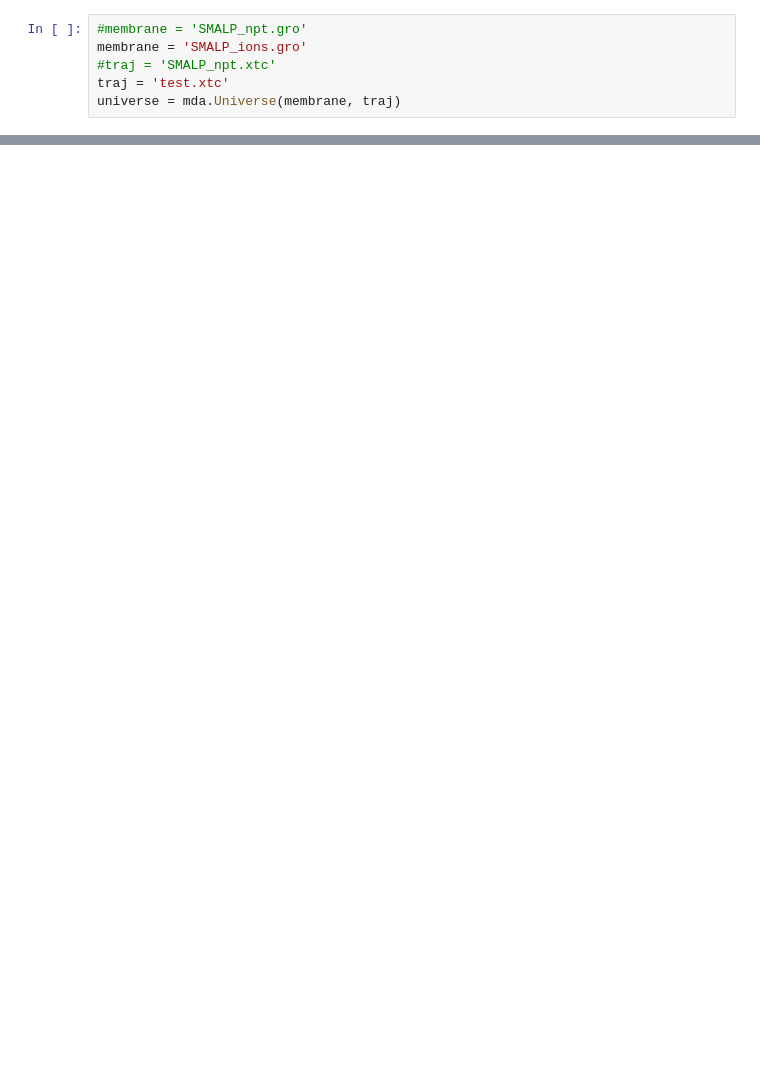
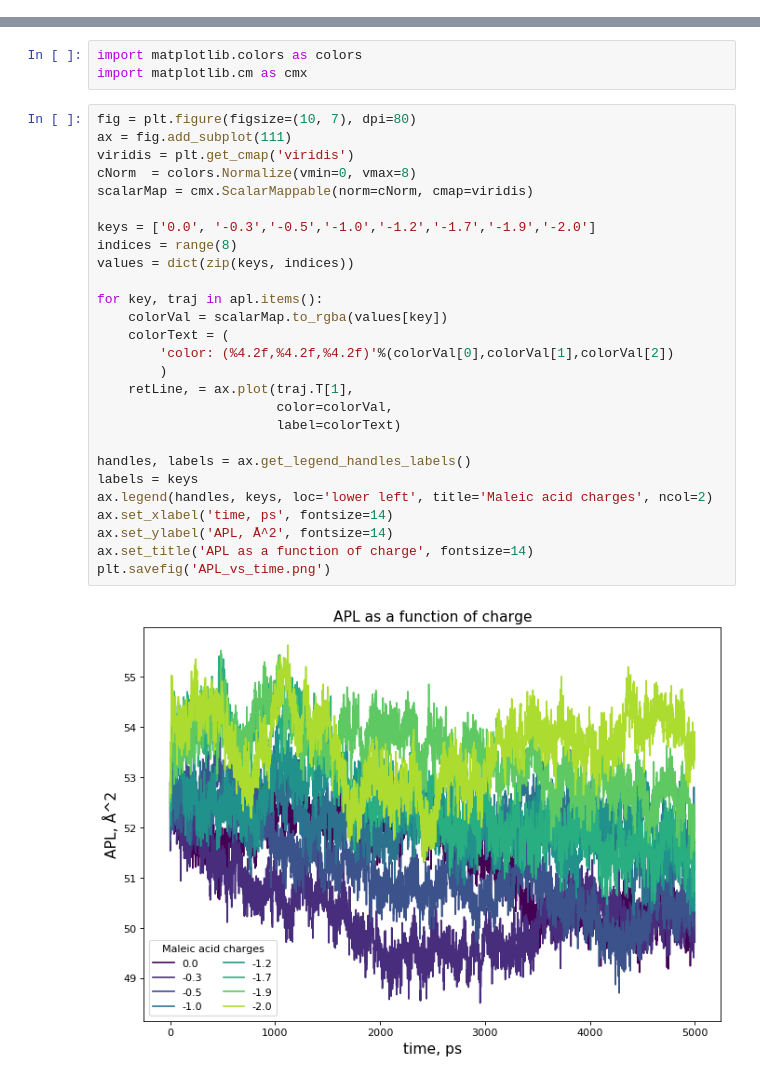
Before and after one commit to Tarasovk49/2018_lipodisk_md, a Jupyter notebook: analysis/APL_calculation_planefit.ipynb, the cells around one changed output, grey strips where cells are left out. Cells and saved outputs as stored; diff of their text form; blank space fills up the shorter version.

```diff
--- a/analysis/APL_calculation_planefit.ipynb
+++ b/analysis/APL_calculation_planefit.ipynb
@@ -116,6 +0,0 @@ interval = 1
-# %%
-#membrane = 'SMALP_npt.gro'
-membrane = 'SMALP_ions.gro'
-#traj = 'SMALP_npt.xtc'
-traj = 'test.xtc'
-universe = mda.Universe(membrane, traj)
@@ -258,0 +51,32 @@ plt.savefig('without_overhanging_polymers.png')
+# %%
+import matplotlib.colors as colors
+import matplotlib.cm as cmx
+# %%
+fig = plt.figure(figsize=(10, 7), dpi=80)
+ax = fig.add_subplot(111)
+viridis = plt.get_cmap('viridis')
+cNorm  = colors.Normalize(vmin=0, vmax=8)
+scalarMap = cmx.ScalarMappable(norm=cNorm, cmap=viridis)
+
+keys = ['0.0', '-0.3','-0.5','-1.0','-1.2','-1.7','-1.9','-2.0']
+indices = range(8)
+values = dict(zip(keys, indices))
+
+for key, traj in apl.items():
+    colorVal = scalarMap.to_rgba(values[key])
+    colorText = (
+        'color: (%4.2f,%4.2f,%4.2f)'%(colorVal[0],colorVal[1],colorVal[2])
+        )
+    retLine, = ax.plot(traj.T[1],
+                       color=colorVal,
+                       label=colorText)
+
+handles, labels = ax.get_legend_handles_labels()
+labels = keys
+ax.legend(handles, keys, loc='lower left', title='Maleic acid charges', ncol=2)
+ax.set_xlabel('time, ps', fontsize=14)
+ax.set_ylabel('APL, Å^2', fontsize=14)
+ax.set_title('APL as a function of charge', fontsize=14)
+plt.savefig('APL_vs_time.png')
+# %% [output]
+[figure, added]
```
Also changed, not shown: parts of 15 cells of this notebook.
